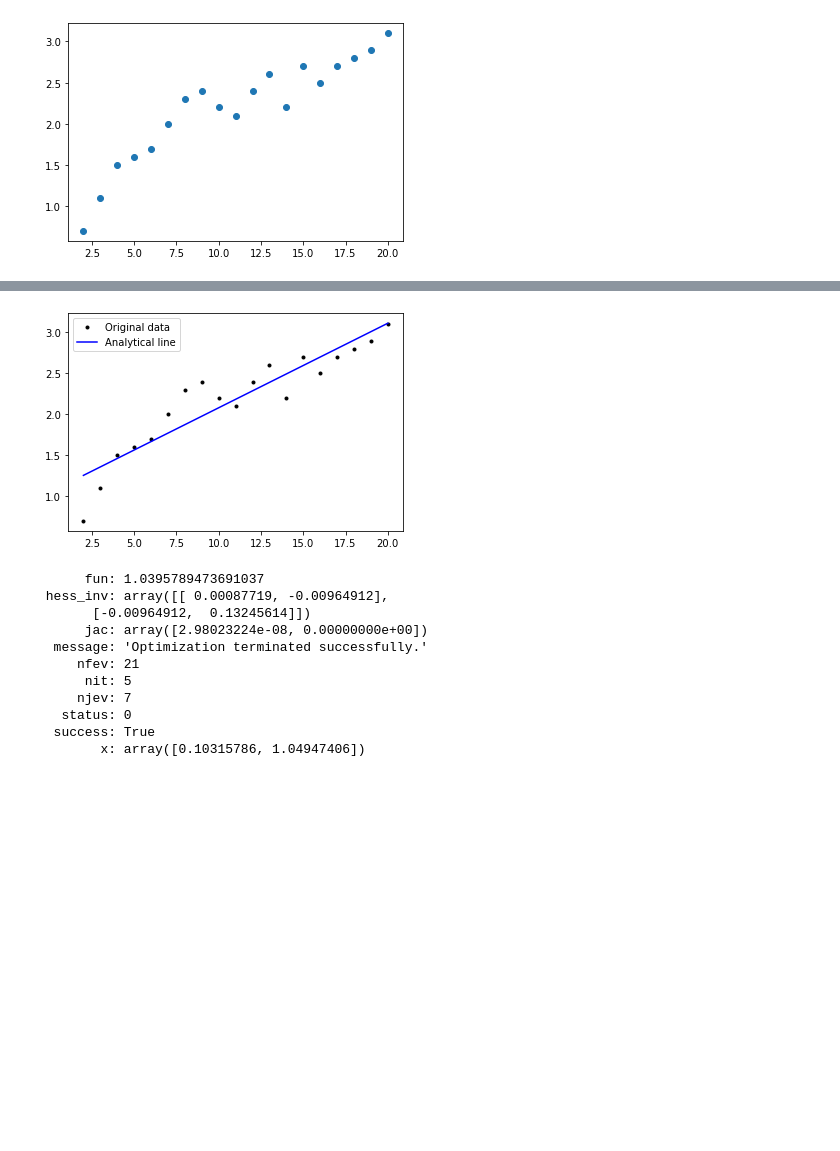
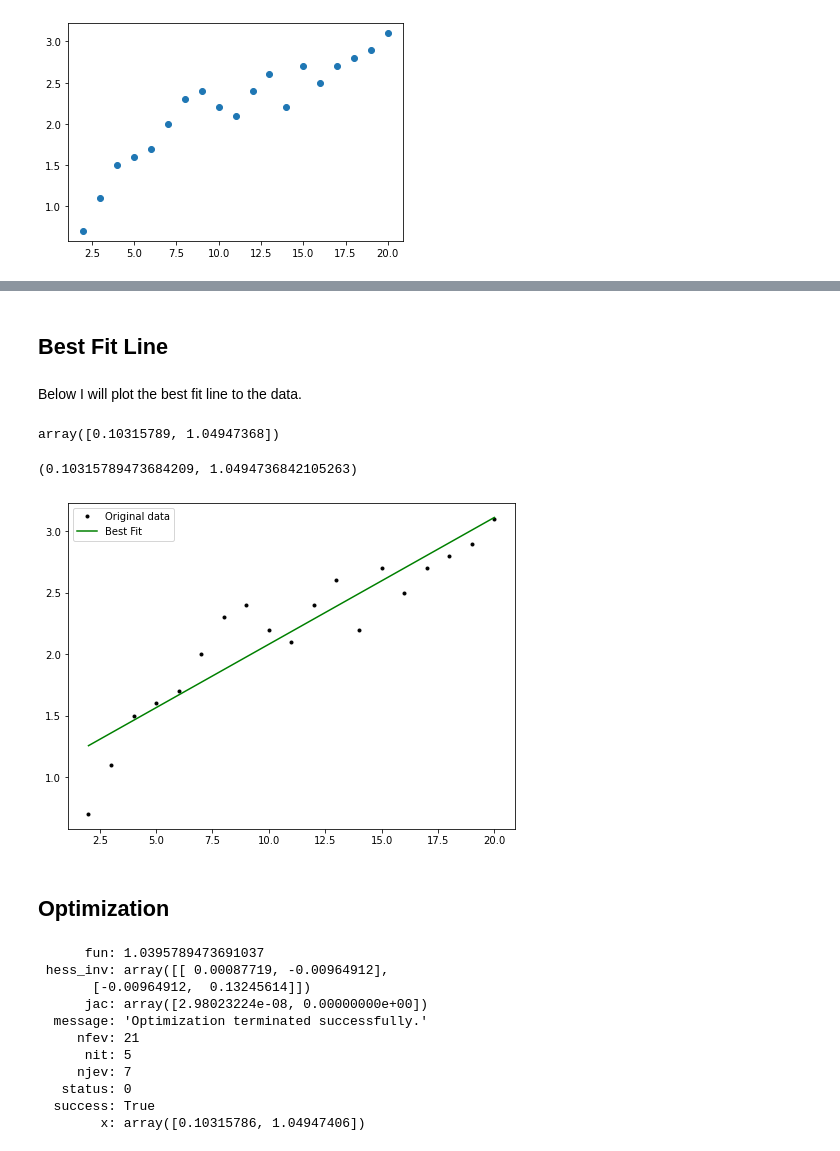
Before and after one commit to LauraBrogan/2022-MLS-Assessment, a Jupyter notebook: Regular Tasks/models-tasks.ipynb, the cells around one changed output, grey strips where cells are left out. Saved outputs shown, nothing was run; the diff lists cells and outputs as text; code cells hidden in the pictures; blank space fills up the shorter version.

```diff
--- a/Regular Tasks/models-tasks.ipynb
+++ b/Regular Tasks/models-tasks.ipynb
@@ -92,15 +79,30 @@ m_a, c_a
-# %%
-# Plot the best fit line from the optimization.
-#fig, ax = plt.subplots(figsize=(8, 6))
-plt.plot(x, y, 'k.', label='Original data')
-#ax.plot(x, m_o * x + c_o, 'b-', label='Optimized line')
-plt.plot(x, m_a * x + c_a, 'b-', label='Analytical line')
-plt.legend()
-
-# Show the plot.
-plt.show()
-# %% [output]
-[figure, removed]
+# %% [markdown]
+## Best Fit Line
+# %% [markdown]
+Below I will plot the best fit line to the data.
+# %%
+np.polyfit(x, y, 1)
+# %% [output]
+array([0.10315789, 1.04947368])
+# %%
+m_b, c_b = np.polyfit(x, y, 1)
+m_b, c_b
+# %% [output]
+(0.10315789473684209, 1.0494736842105263)
+# %%
+# Plot the best fit line
+fig, ax = plt.subplots(figsize=(8, 6))
+ax.plot(x, y, 'k.', label='Original data')
+ax.plot(x, m_b * x + c_b, 'g-', label='Best Fit')
+
+ax.legend()
+
+# Show the plot.
+plt.show()
+# %% [output]
+[figure, added]
+# %% [markdown]
+## Optimization
 # %%
 # We are going to use minimize function in scipy.optimize.
 # So - what do we need? First we need a function to minimze.
```
Also changed, not shown: parts of 14 cells of this notebook, 1 other file.
